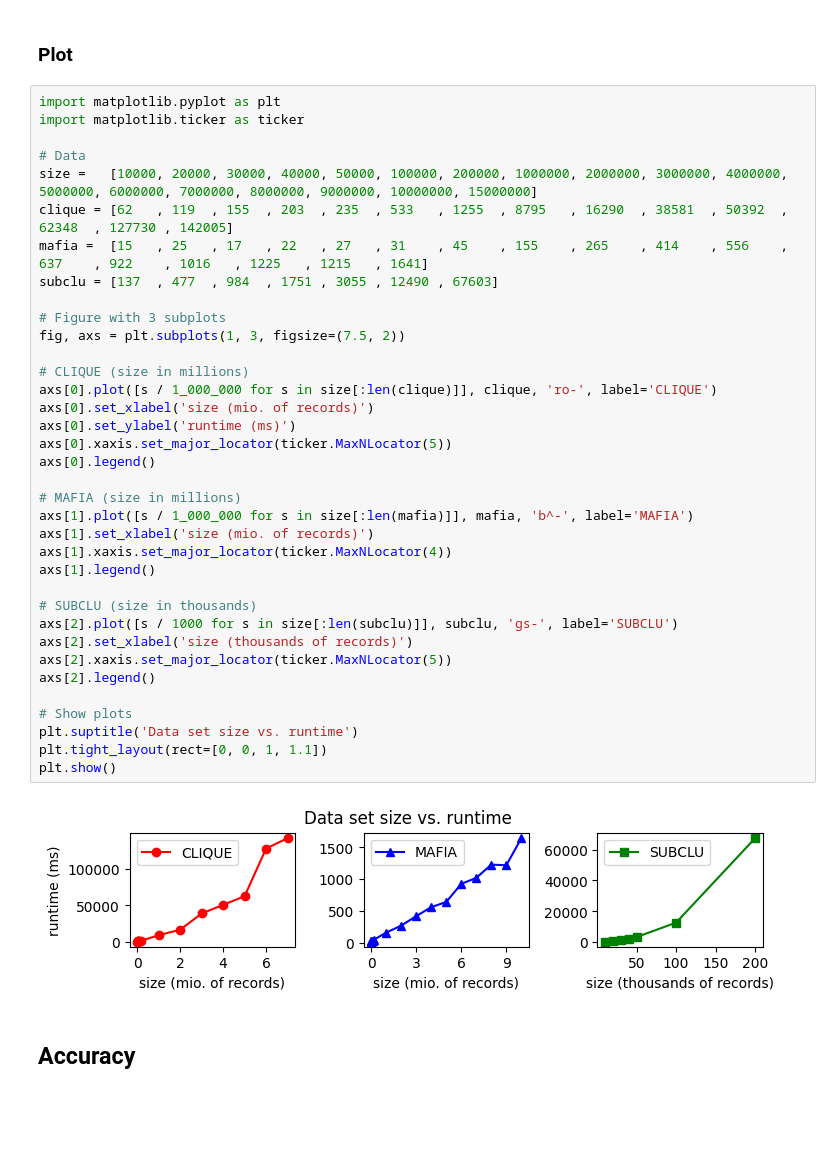
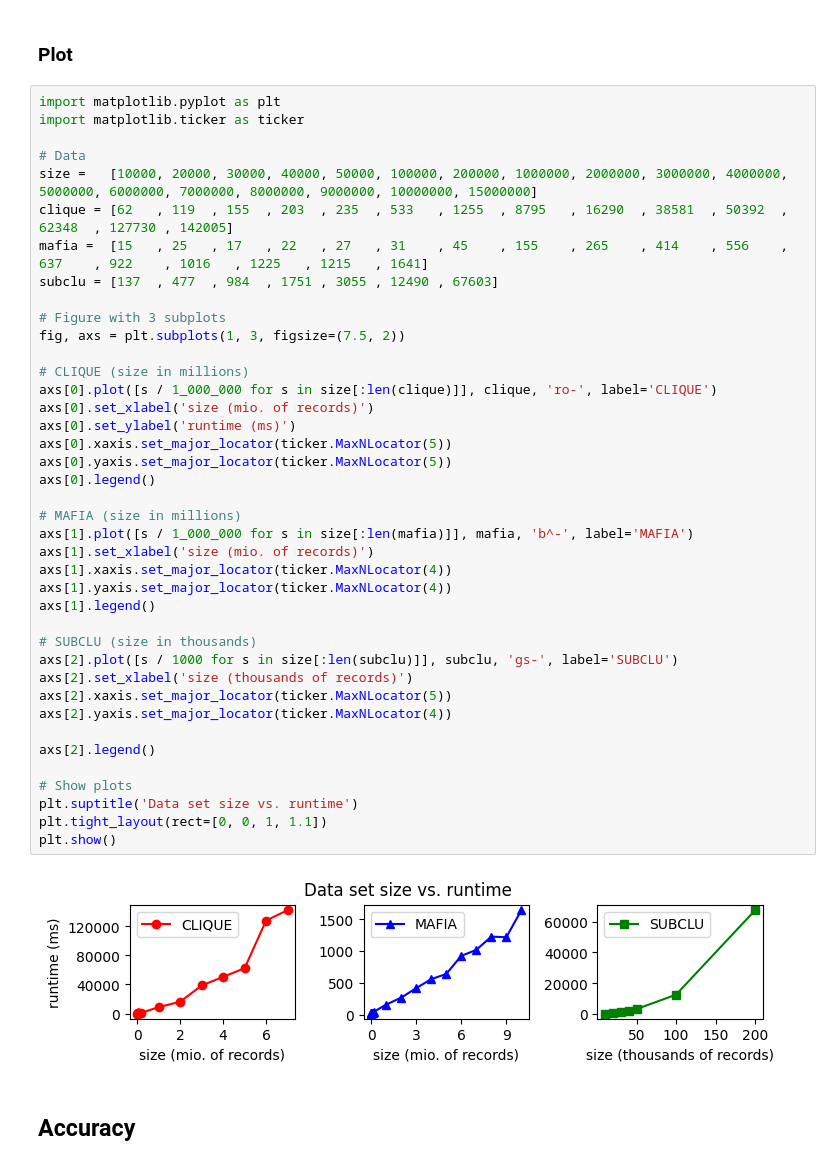
Before and after one commit to henrikdchristensen/SDU-Data-Mining-Exam, a Jupyter notebook: evaluation.ipynb, the cells around one changed output. Saved outputs shown, nothing was run; the diff lists cells and outputs as text; blank space fills up the shorter version.

Commit message:
adjustments for plots

```diff
--- a/evaluation.ipynb
+++ b/evaluation.ipynb
@@ -36,34 +36,38 @@ clique = [62   , 119  , 155  , 203  , 235  , 533   , 1255  , 8795   , 16290  , 3
 mafia =  [15   , 25   , 17   , 22   , 27   , 31    , 45    , 155    , 265    , 414    , 556    , 637    , 922    , 1016   , 1225   , 1215   , 1641]
 subclu = [137  , 477  , 984  , 1751 , 3055 , 12490 , 67603]
 
 # Figure with 3 subplots
 fig, axs = plt.subplots(1, 3, figsize=(7.5, 2))
 
 # CLIQUE (size in millions)
 axs[0].plot([s / 1_000_000 for s in size[:len(clique)]], clique, 'ro-', label='CLIQUE')
 axs[0].set_xlabel('size (mio. of records)')
 axs[0].set_ylabel('runtime (ms)')
 axs[0].xaxis.set_major_locator(ticker.MaxNLocator(5))
+axs[0].yaxis.set_major_locator(ticker.MaxNLocator(5))
 axs[0].legend()
 
 # MAFIA (size in millions)
 axs[1].plot([s / 1_000_000 for s in size[:len(mafia)]], mafia, 'b^-', label='MAFIA')
 axs[1].set_xlabel('size (mio. of records)')
 axs[1].xaxis.set_major_locator(ticker.MaxNLocator(4))
+axs[1].yaxis.set_major_locator(ticker.MaxNLocator(4))
 axs[1].legend()
 
 # SUBCLU (size in thousands)
 axs[2].plot([s / 1000 for s in size[:len(subclu)]], subclu, 'gs-', label='SUBCLU')
 axs[2].set_xlabel('size (thousands of records)')
 axs[2].xaxis.set_major_locator(ticker.MaxNLocator(5))
+axs[2].yaxis.set_major_locator(ticker.MaxNLocator(4))
+
 axs[2].legend()
 
 # Show plots
 plt.suptitle('Data set size vs. runtime')
 plt.tight_layout(rect=[0, 0, 1, 1.1])
 plt.show()
 # %% [output]
-[figure, old version]
+[figure, new version]
 # %% [markdown]
 ## Accuracy
 # %% [markdown]
```
